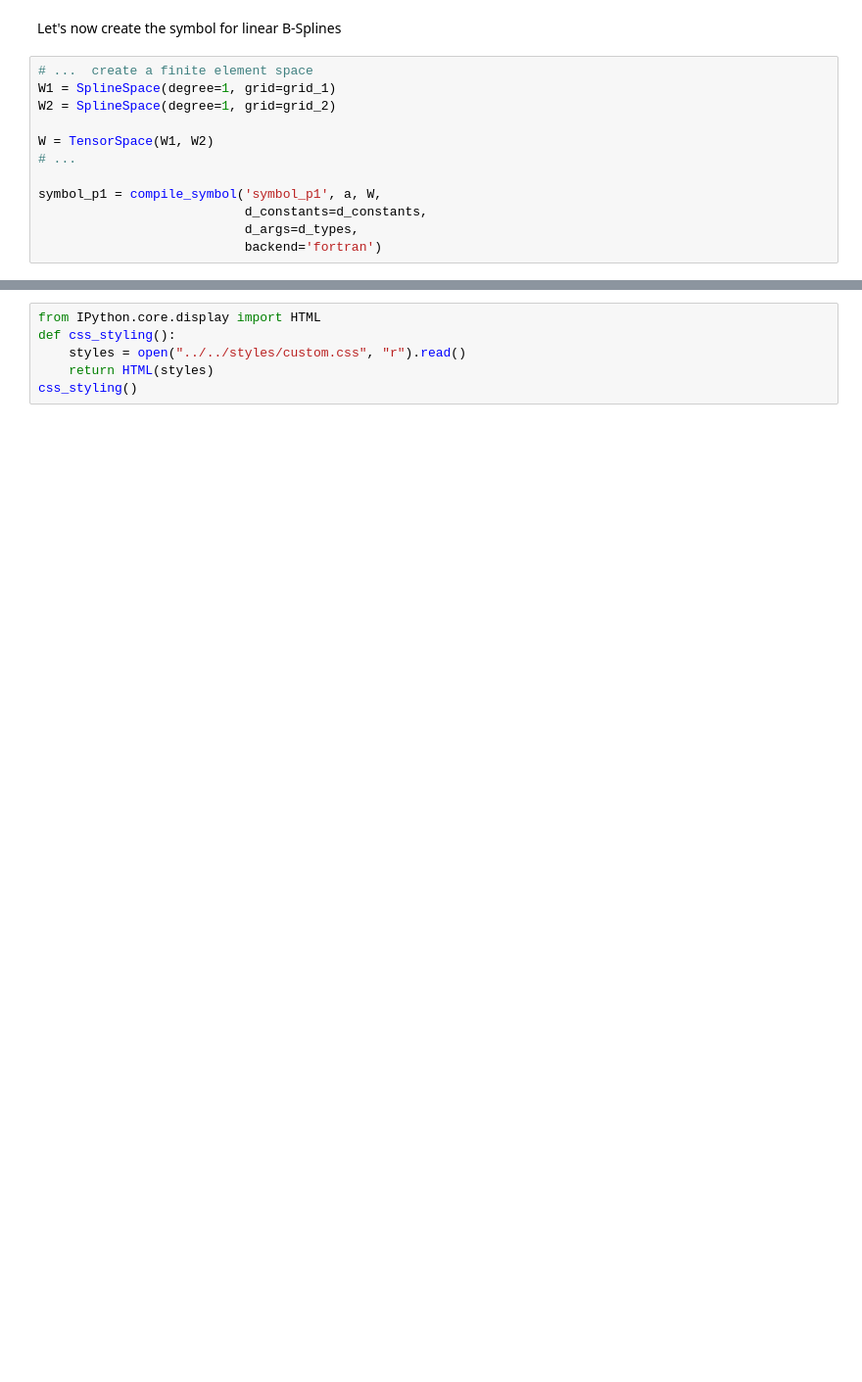
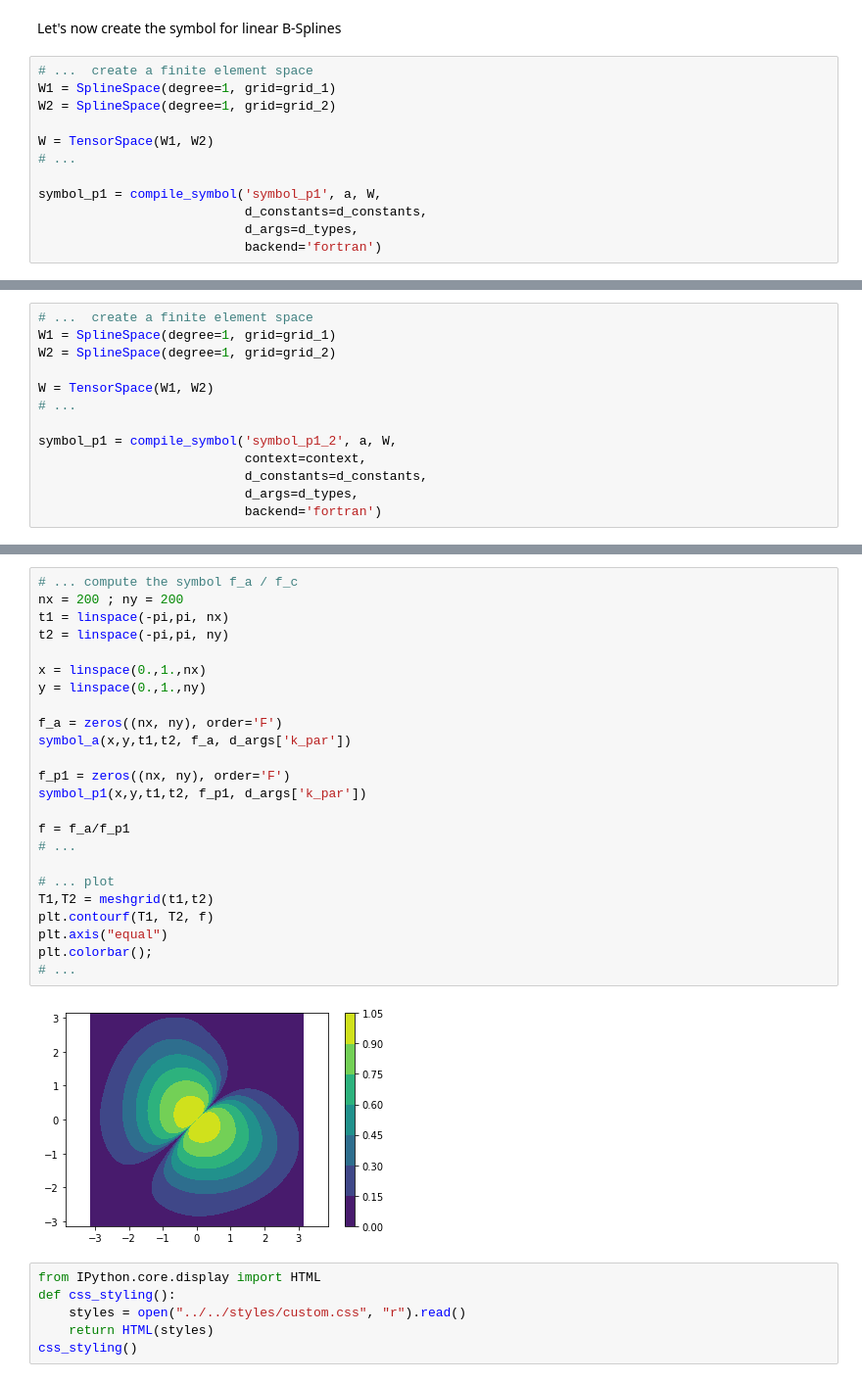
Before and after one commit to pyccel/IGA-Python, a Jupyter notebook: lessons/Chapter7/04_anisotropic_diffusion_2d.ipynb, the cells around one changed output, grey strips where cells are left out. Shown at 98% size. Drawn from its saved outputs; the diff is of its cells as text; blank space fills up the shorter version.

```diff
--- a/lessons/Chapter7/04_anisotropic_diffusion_2d.ipynb
+++ b/lessons/Chapter7/04_anisotropic_diffusion_2d.ipynb
@@ -169,0 +327,13 @@ plt.colorbar();
+# %%
+# ...  create a finite element space
+W1 = SplineSpace(degree=1, grid=grid_1)
+W2 = SplineSpace(degree=1, grid=grid_2)
+
+W = TensorSpace(W1, W2)
+# ...
+
+symbol_p1 = compile_symbol('symbol_p1_2', a, W,
+                           context=context,
+                           d_constants=d_constants,
+                           d_args=d_types,
+                           backend='fortran')
@@ -170,3 +349,29 @@ plt.colorbar();
+# %%
+# ... compute the symbol f_a / f_c
+nx = 200 ; ny = 200
+t1 = linspace(-pi,pi, nx)
+t2 = linspace(-pi,pi, ny)
+
+x = linspace(0.,1.,nx)
+y = linspace(0.,1.,ny)
+
+f_a = zeros((nx, ny), order='F')
+symbol_a(x,y,t1,t2, f_a, d_args['k_par'])
+
+f_p1 = zeros((nx, ny), order='F')
+symbol_p1(x,y,t1,t2, f_p1, d_args['k_par'])
+
+f = f_a/f_p1
+# ...
+
+# ... plot
+T1,T2 = meshgrid(t1,t2)
+plt.contourf(T1, T2, f)
+plt.axis("equal")
+plt.colorbar();
+# ...
+# %% [output]
+[figure, added]
 # %%
 from IPython.core.display import HTML
 def css_styling():
```
Also changed, not shown: parts of 15 cells of this notebook, 5 other files.
